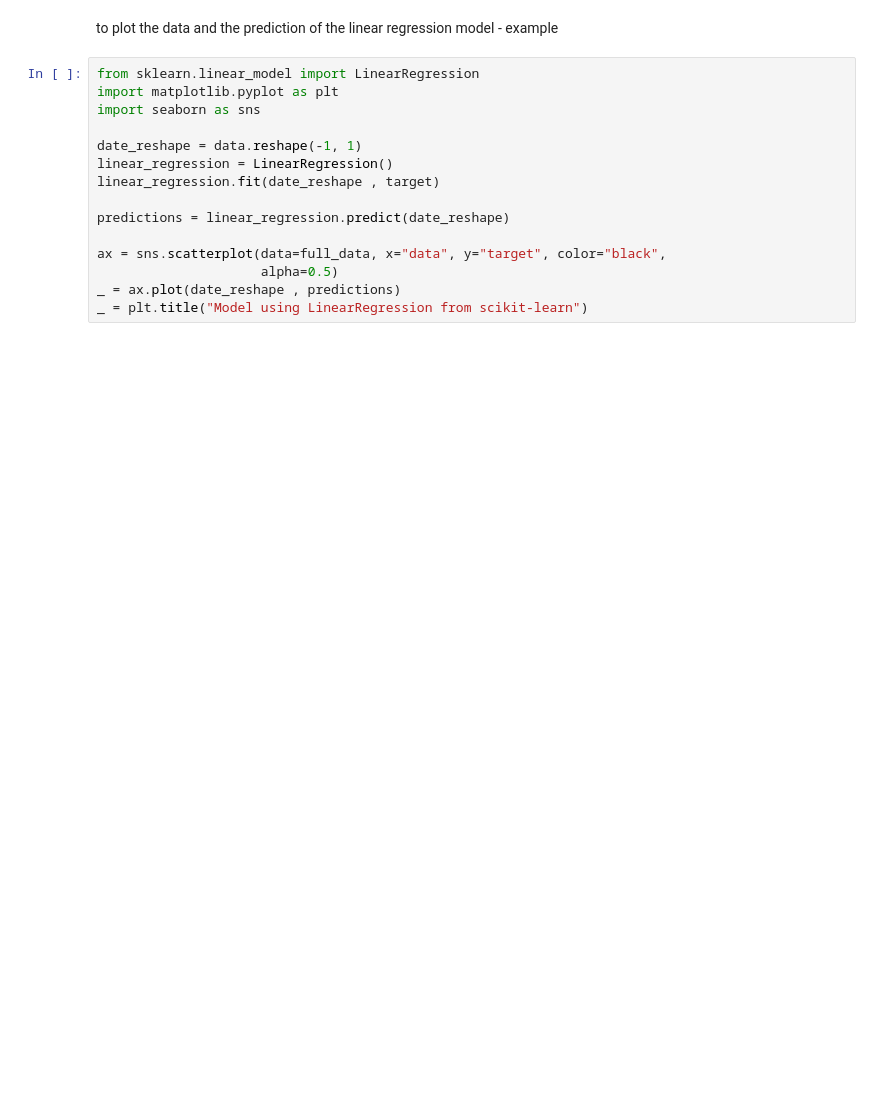
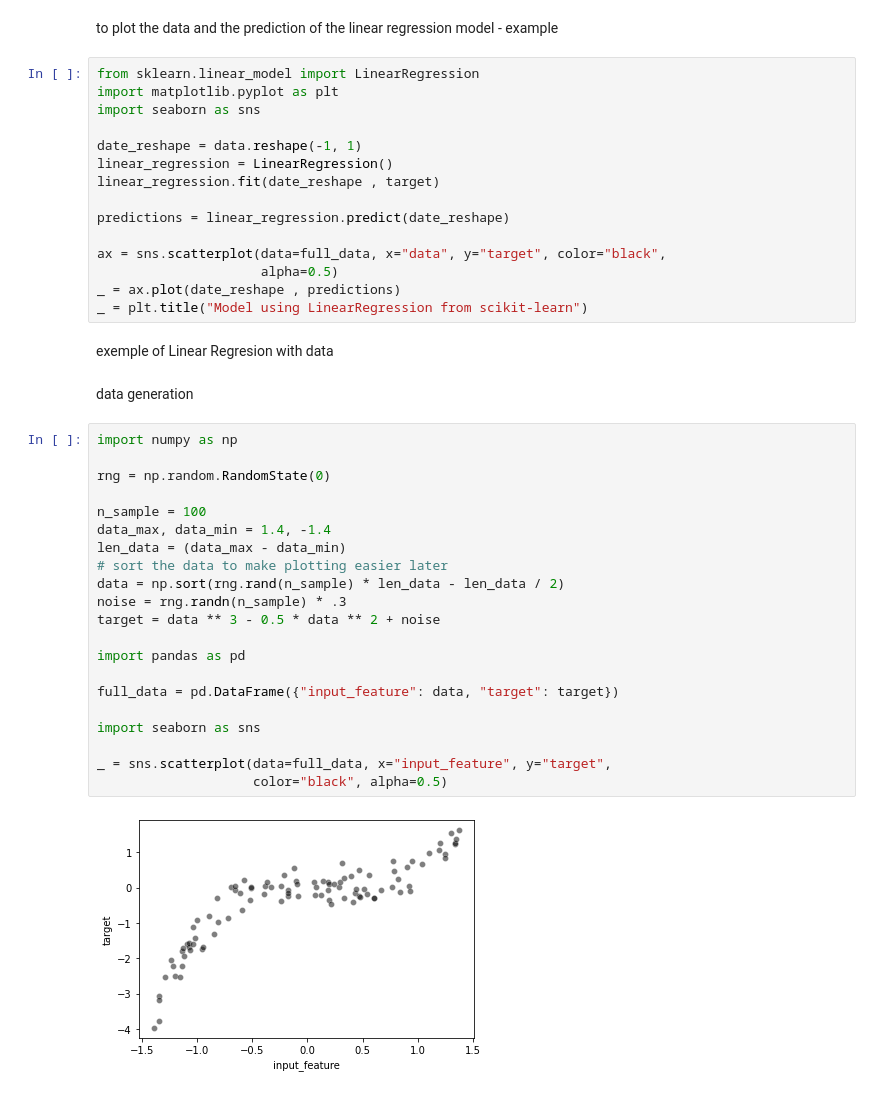
Before and after one commit to tgbdc7/ml_learn, a Jupyter notebook: course/notes/Linear_Models_Module_4.ipynb, the cells around one changed output. Drawn from its saved outputs; the diff is of its cells as text; blank space fills up the shorter version.

```diff
--- a/course/notes/Linear_Models_Module_4.ipynb
+++ b/course/notes/Linear_Models_Module_4.ipynb
@@ -58,3 +54,30 @@ ax = sns.scatterplot(data=full_data, x="data", y="target", color="black",
                      alpha=0.5)
 _ = ax.plot(date_reshape , predictions)
 _ = plt.title("Model using LinearRegression from scikit-learn")
+# %% [markdown]
+exemple of Linear Regresion with data
+# %% [markdown]
+data generation
+# %%
+import numpy as np
+
+rng = np.random.RandomState(0)
+
+n_sample = 100
+data_max, data_min = 1.4, -1.4
+len_data = (data_max - data_min)
+# sort the data to make plotting easier later
+data = np.sort(rng.rand(n_sample) * len_data - len_data / 2)
+noise = rng.randn(n_sample) * .3
+target = data ** 3 - 0.5 * data ** 2 + noise
+
+import pandas as pd
+
+full_data = pd.DataFrame({"input_feature": data, "target": target})
+
+import seaborn as sns
+
+_ = sns.scatterplot(data=full_data, x="input_feature", y="target",
+                    color="black", alpha=0.5)
+# %% [output]
+[figure, added]
```
Also changed, not shown: parts of 18 cells of this notebook, 1 other file.
